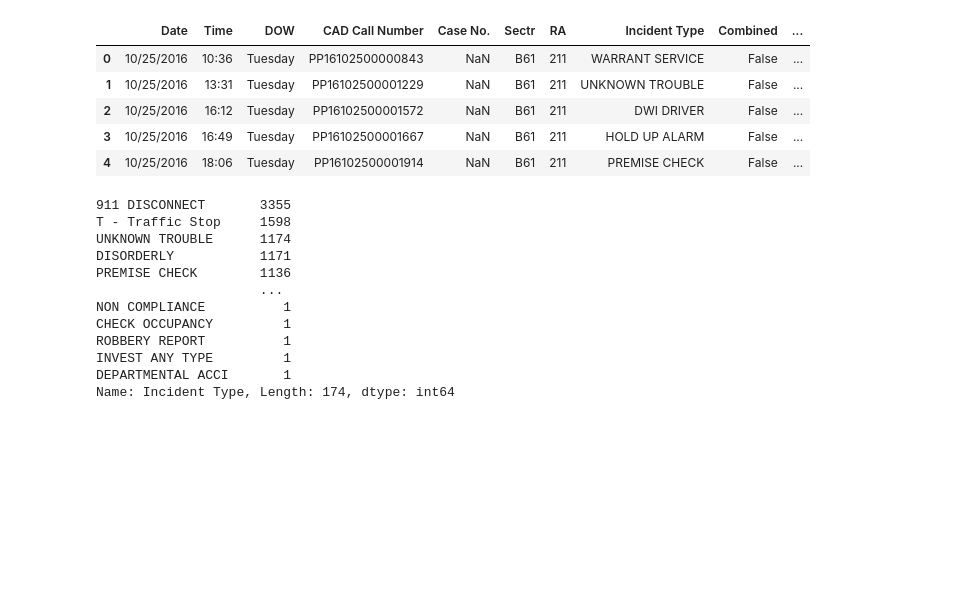
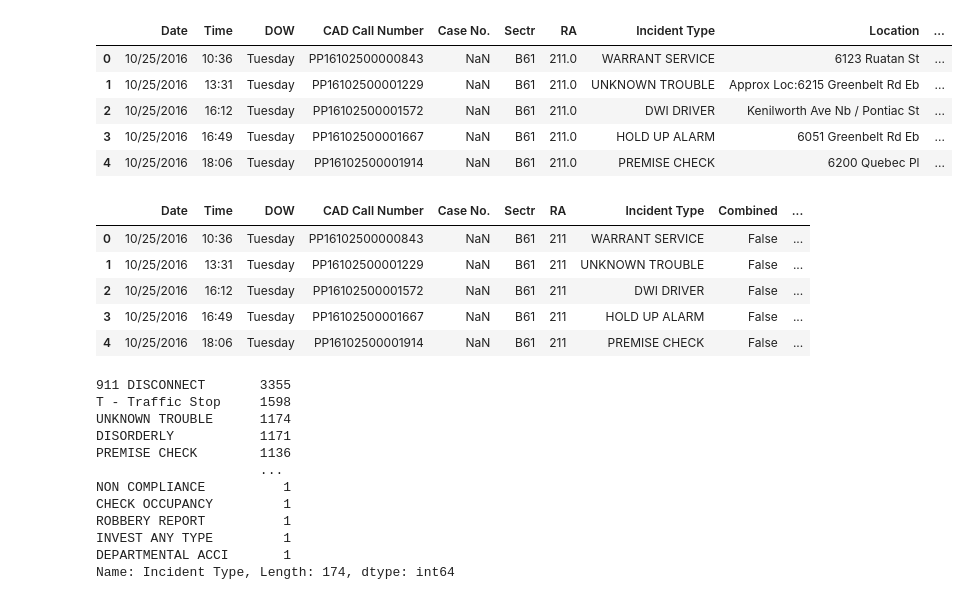
Before and after one commit to yjimin/berwyn-capstone, a Jupyter notebook: poc_demo.ipynb, the cells around one changed output. Cells and saved outputs as stored; diff of their text form; code cells hidden in the pictures; blank space fills up the shorter version.

Commit message:
Made improvements to data cleaning and data import format to ArcGIS

```diff
--- a/poc_demo.ipynb
+++ b/poc_demo.ipynb
@@ -7,6 +7,21 @@ import statsmodels.api as sm
 from statsmodels.stats.outliers_influence import variance_inflation_factor
 from sklearn.preprocessing import LabelEncoder
 import matplotlib.pyplot as plt
+# %%
+# import excel
+# Read the Excel file, skipping the first 9 rows
+df = pd.read_excel('CFS DATA SET.xlsx', skiprows=9)
+df = df.loc[:, ~df.columns.str.contains('^Unnamed')]
+
+# Display the first few rows of the DataFrame
+df.head()
+# %% [output]
+|  | Date | Time | DOW | CAD Call Number | Case No. | Sectr | RA | Incident Type | Location | ... |
+| 0 | 10/25/2016 | 10:36 | Tuesday | PP16102500000843 | NaN | B61 | 211.0 | WARRANT SERVICE | 6123 Ruatan St | ... |
+| 1 | 10/25/2016 | 13:31 | Tuesday | PP16102500001229 | NaN | B61 | 211.0 | UNKNOWN TROUBLE | Approx Loc:6215 Greenbelt Rd Eb | ... |
+| 2 | 10/25/2016 | 16:12 | Tuesday | PP16102500001572 | NaN | B61 | 211.0 | DWI DRIVER | Kenilworth Ave Nb / Pontiac St | ... |
+| 3 | 10/25/2016 | 16:49 | Tuesday | PP16102500001667 | NaN | B61 | 211.0 | HOLD UP ALARM | 6051 Greenbelt Rd Eb | ... |
+| 4 | 10/25/2016 | 18:06 | Tuesday | PP16102500001914 | NaN | B61 | 211.0 | PREMISE CHECK | 6200 Quebec Pl | ... |
 # %%
 #Put all cleaning steps here
 df = pd.read_csv('cfs_data.csv')
```
Also changed, not shown: 2 other files.
